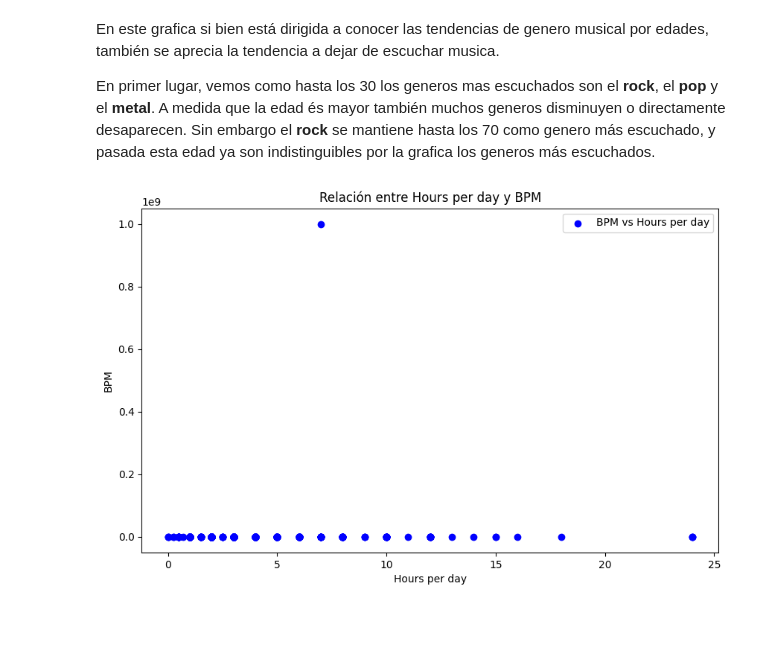
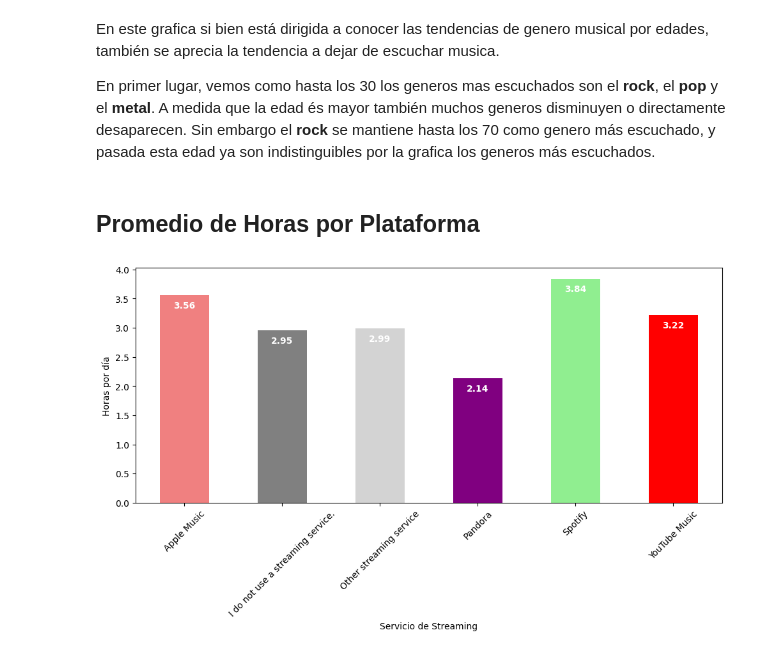
Before and after one commit to daobaa/M14Datasets, a Jupyter notebook: Project.ipynb, the cells around one changed output. Cells and saved outputs as stored; diff of their text form; code cells hidden in the pictures; blank space fills up the shorter version.

Commit message:
new graphs

```diff
--- a/Project.ipynb
+++ b/Project.ipynb
@@ -77,23 +74,23 @@ plt.show()
 En este grafica si bien está dirigida a conocer las tendencias de genero musical por edades, también se aprecia la tendencia a dejar de escuchar musica.
 
 En primer lugar, vemos como hasta los 30 los generos mas escuchados son el **rock**, el **pop** y el **metal**. A medida que la edad és mayor también muchos generos disminuyen o directamente desaparecen. Sin embargo el **rock** se mantiene hasta los 70 como genero más escuchado, y pasada esta edad ya son indistinguibles por la grafica los generos más escuchados.
+# %% [markdown]
+## Promedio de Horas por Plataforma
 # %%
 from imports import *
 
+grouped_data = df.groupby('Primary streaming service')['Hours per day'].mean()
+
 plt.figure(figsize=(10, 6))
+colores = ['lightcoral', 'grey', 'lightgray', 'purple', 'lightgreen', 'red']
+ax = grouped_data.plot(kind='bar', color=colores)
+plt.xlabel('Servicio de Streaming')
+plt.ylabel('Horas por día')
+plt.xticks(rotation=45)
+plt.tight_layout()
+for i, v in enumerate(grouped_data):
+    ax.text(i, v - 0.1, f'{v:.2f}', ha='center', va='top', fontweight='bold', color='white')
 
-# Crear el gráfico de dispersión
-plt.scatter(df['Hours per day'], df['BPM'], color='blue', label='BPM vs Hours per day')
-
-# Títulos y etiquetas
-plt.title('Relación entre Hours per day y BPM')
-plt.xlabel('Hours per day')
-plt.ylabel('BPM')
-
-# Mostrar la leyenda
-plt.legend()
-
-# Mostrar la gráfica
 plt.show()
 # %% [output]
-[figure, old version]
+[figure, new version]
```
Also changed, not shown: parts of 16 cells of this notebook.
